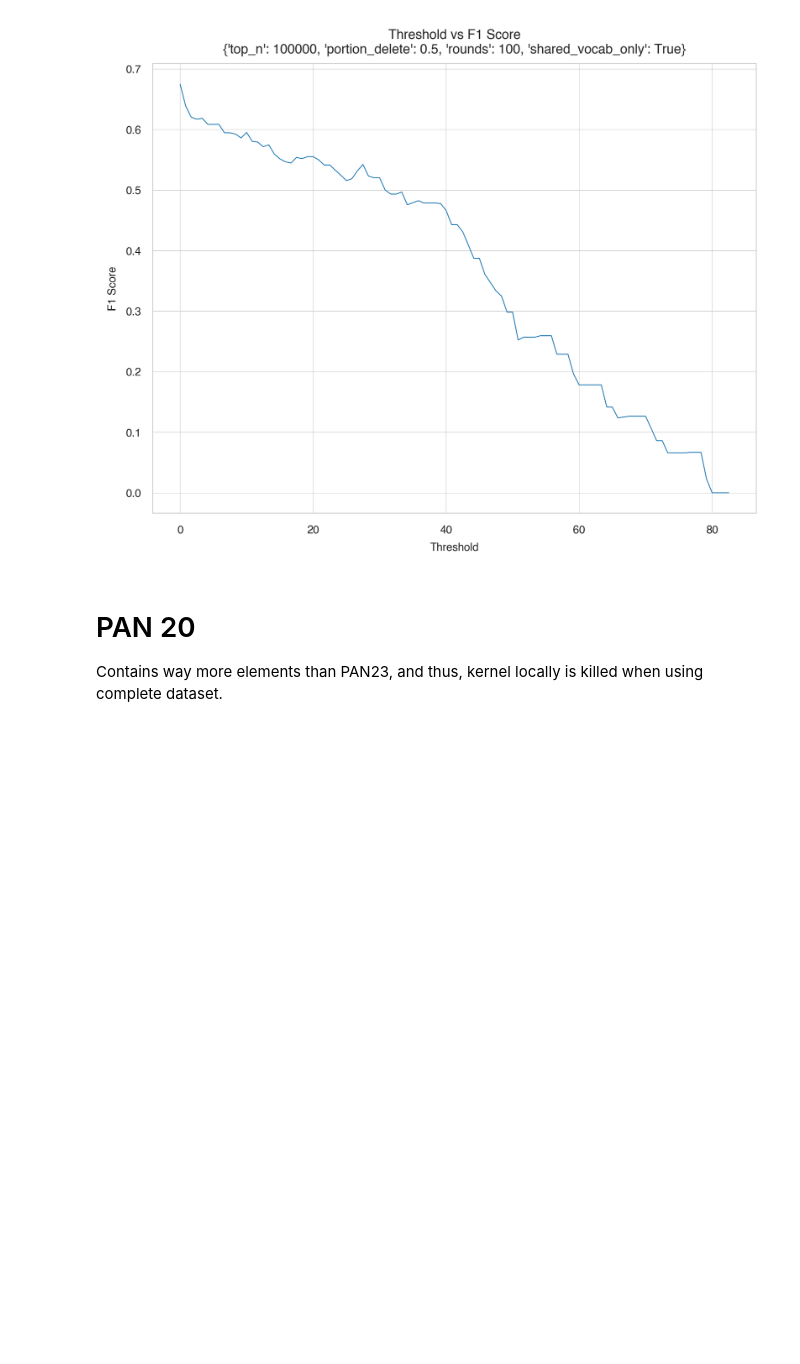
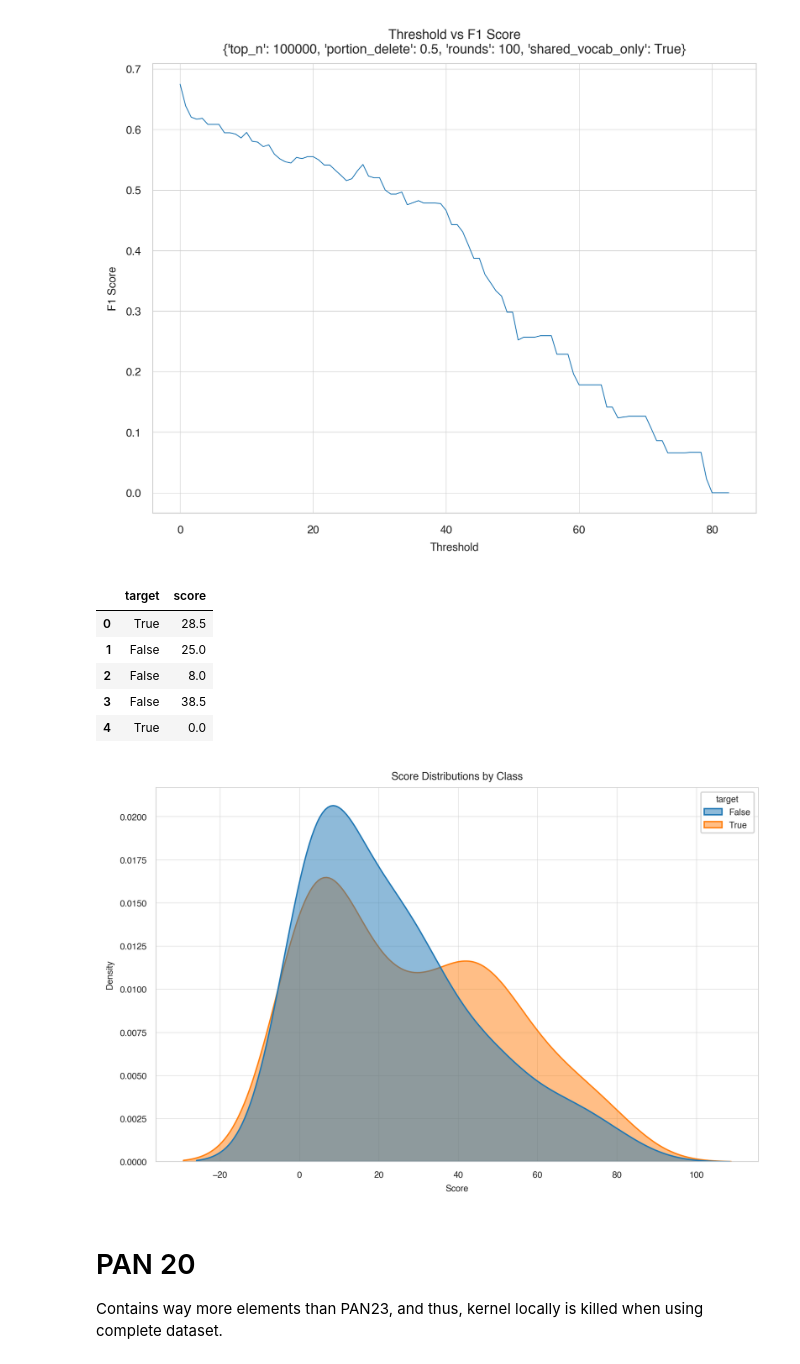
Before and after one commit to webis-de/emnlp26-impostors-method-llm-hard-negatives, a Jupyter notebook: notebooks/imposter.ipynb, the cells around one changed output. Cells and saved outputs as stored; diff of their text form; code cells hidden in the pictures; blank space fills up the shorter version.

Commit message:
feat: Add score distribution for two classes

```diff
--- a/notebooks/imposter.ipynb
+++ b/notebooks/imposter.ipynb
@@ -167,6 +167,26 @@ plot_decision_threshold_imposter(scores_pan23_top_n, labels=labels, title_kwargs
 # %% [output]
 [figure]
 [figure]
+# %%
+df = pd.DataFrame({'target': labels, 'score': [s[0] for s in scores_pan23_top_n]})
+display(df.head())
+
+# Plot
+plt.figure(figsize=(8, 5))
+sns.kdeplot(data=df, x='score', hue='target', fill=True, common_norm=False, alpha=0.5)
+plt.title("Score Distributions by Class")
+plt.xlabel("Score")
+plt.ylabel("Density")
+plt.grid(True)
+plt.show()
+# %% [output]
+|  | target | score |
+| 0 | True | 28.5 |
+| 1 | False | 25.0 |
+| 2 | False | 8.0 |
+| 3 | False | 38.5 |
+| 4 | True | 0.0 |
+[figure, added]
 # %% [markdown]
 # PAN 20
 
```
